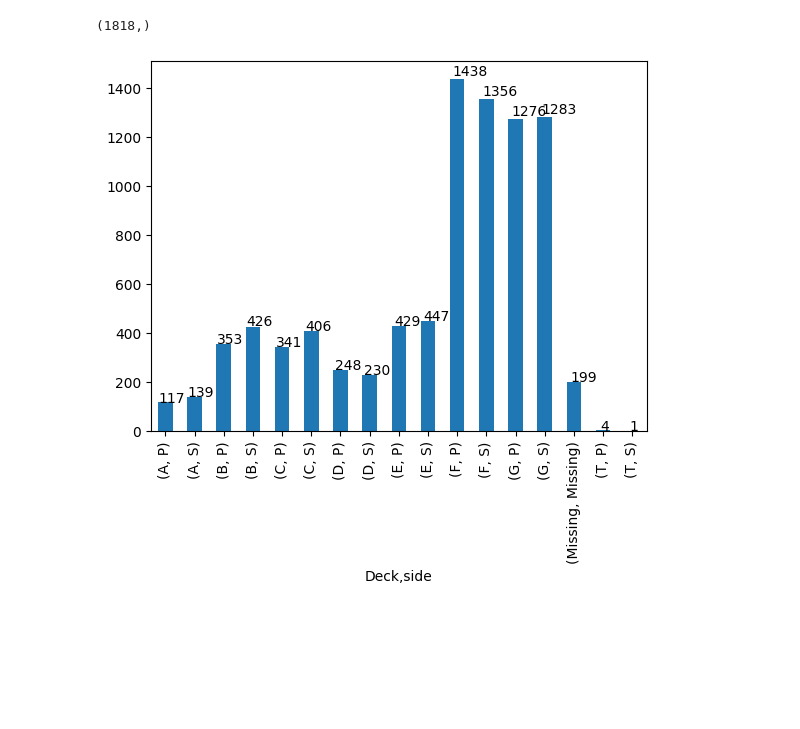
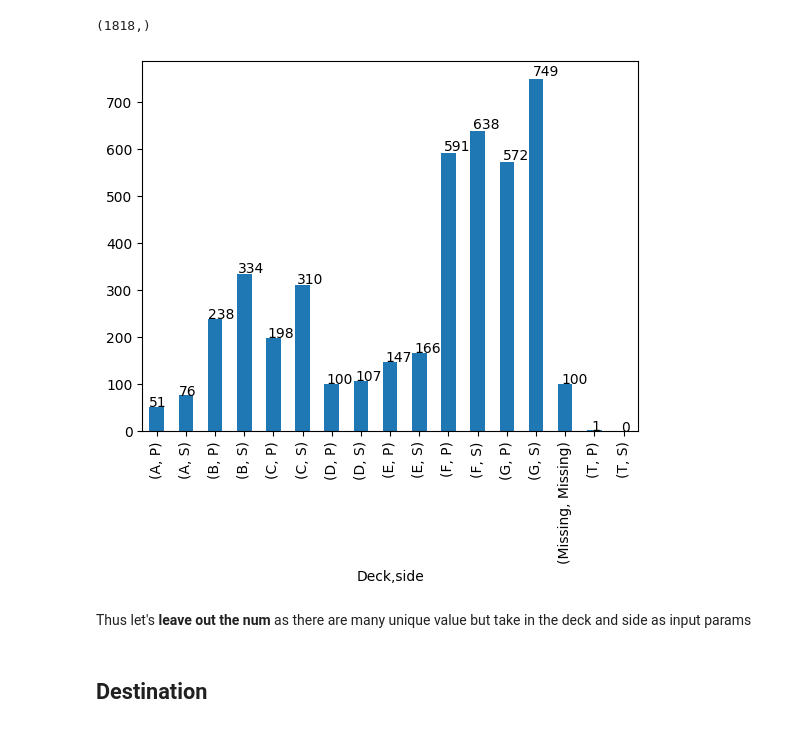
Before and after one commit to ij451r/Kaggle-Notebooks, a Jupyter notebook: spaceshipTitanic.ipynb, the cells around one changed output. Saved outputs shown, nothing was run; the diff lists cells and outputs as text; code cells hidden in the pictures; blank space fills up the shorter version.

```diff
--- a/spaceshipTitanic.ipynb
+++ b/spaceshipTitanic.ipynb
@@ -197,8 +237,12 @@ train_data['num'].unique().shape
 (1818,)
 # %%
 df = train_data.groupby(['Deck','side'])
-ax = df.count()['PassengerId'].plot(kind='bar')
+ax = df.sum()['Transported'].plot(kind='bar')
 for p in ax.patches:
     ax.annotate(str(p.get_height()), (p.get_x() * 1.01, p.get_height() * 1.01))
 # %% [output]
-[figure, old version]
+[figure, new version]
+# %% [markdown]
+Thus let's **leave out the num** as there are many unique value but take in the deck and side as input params
+# %% [markdown]
+## Destination
```
Also changed, not shown: parts of 29 cells of this notebook.
